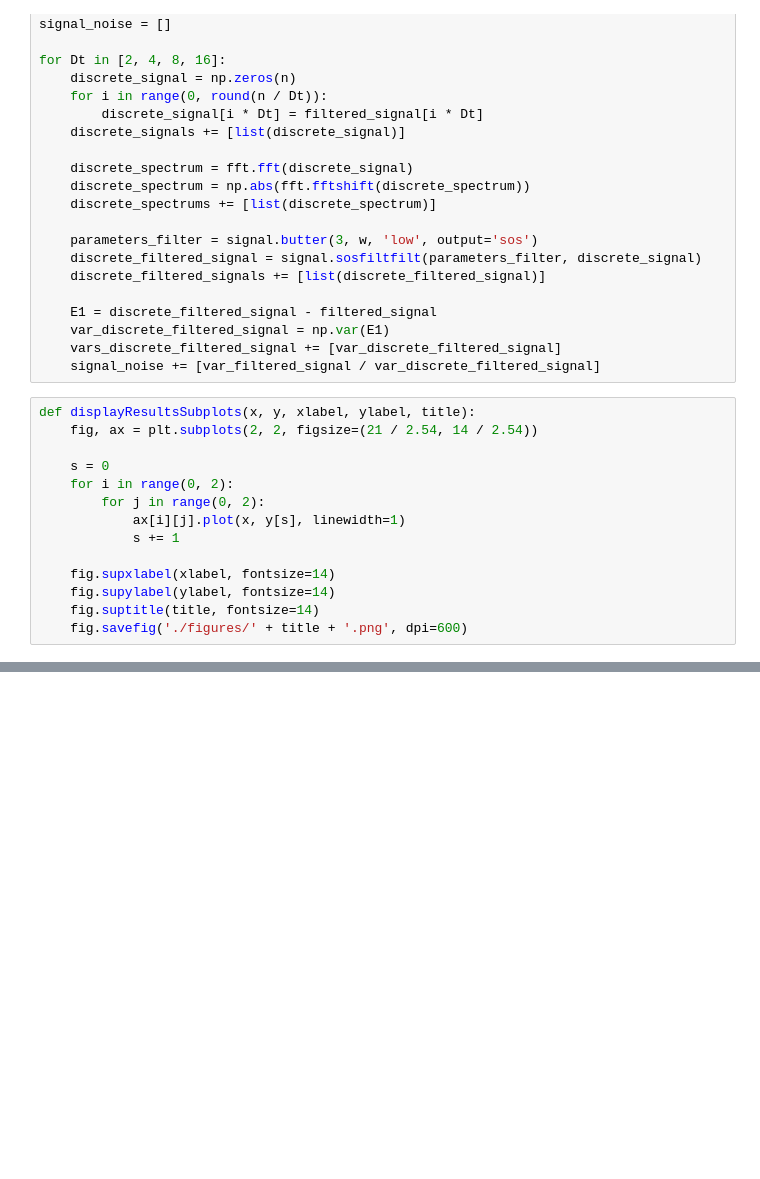
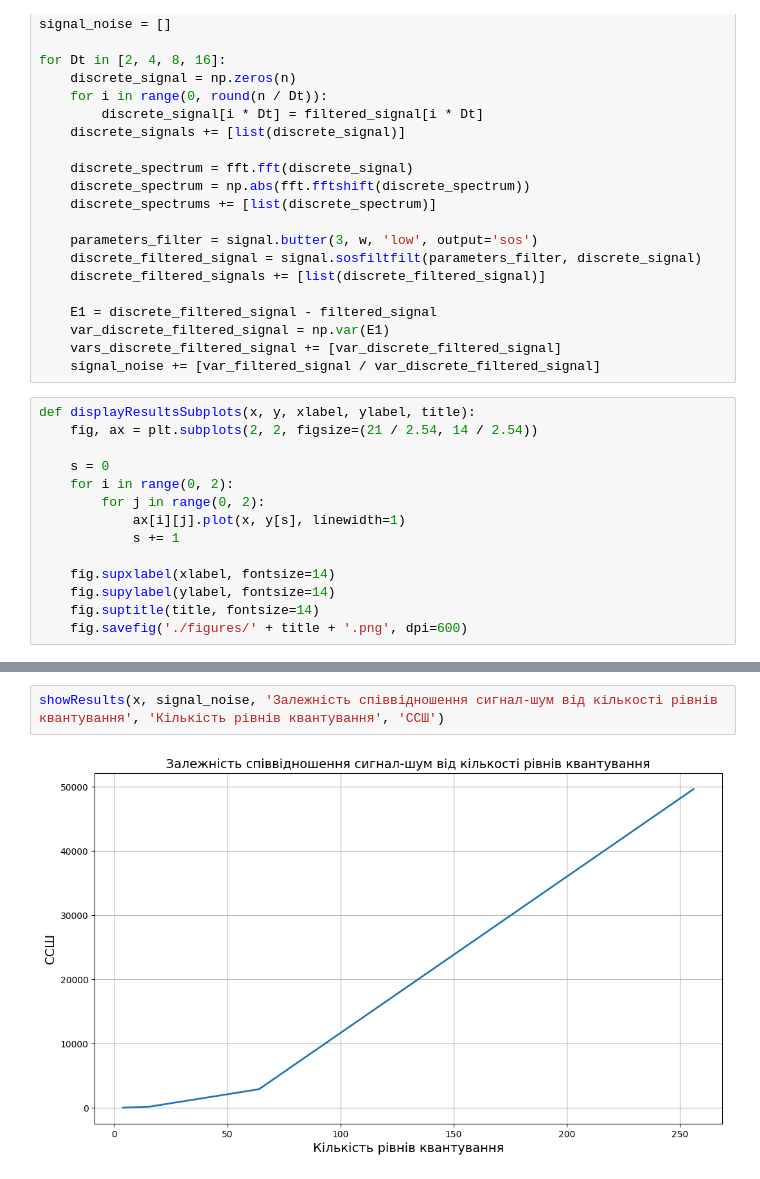
Before and after one commit to Vladyslav-Kolisnyk/TDC_Kolisnyk_526, a Jupyter notebook: SignalProcessing/SignalProcessing.ipynb, the cells around one changed output, grey strips where cells are left out. Saved outputs shown, nothing was run; the diff lists cells and outputs as text; blank space fills up the shorter version.

```diff
--- a/SignalProcessing/SignalProcessing.ipynb
+++ b/SignalProcessing/SignalProcessing.ipynb
@@ -103,0 +160,4 @@ showResults(x, signal_noise, 'Залежність співвідношення
+# %%
+showResults(x, signal_noise, 'Залежність співвідношення сигнал-шум від кількості рівнів квантування', 'Кількість рівнів квантування', 'CCШ')
+# %% [output]
+[figure, added]
```
Also changed, not shown: parts of 10 cells of this notebook, 18 other files.
